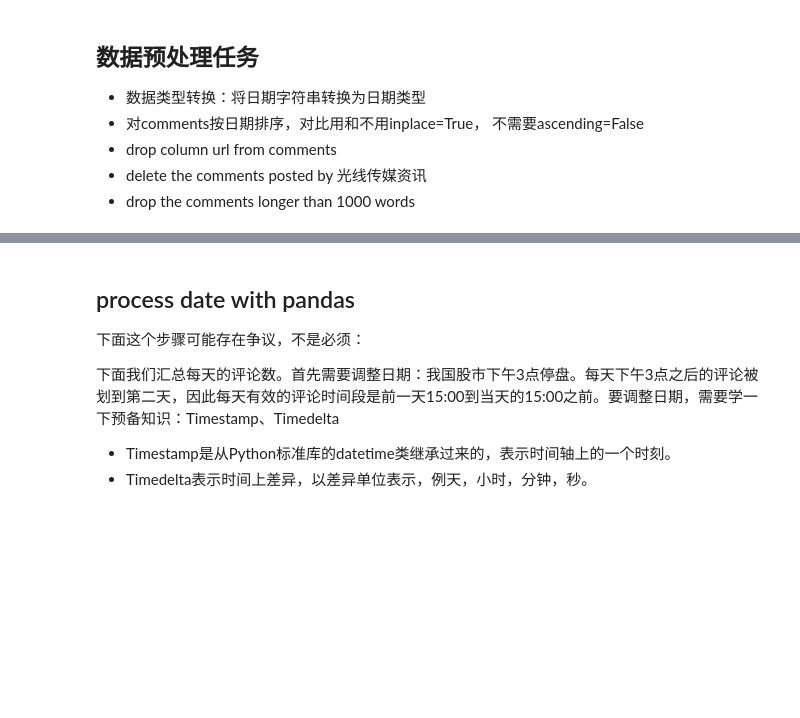
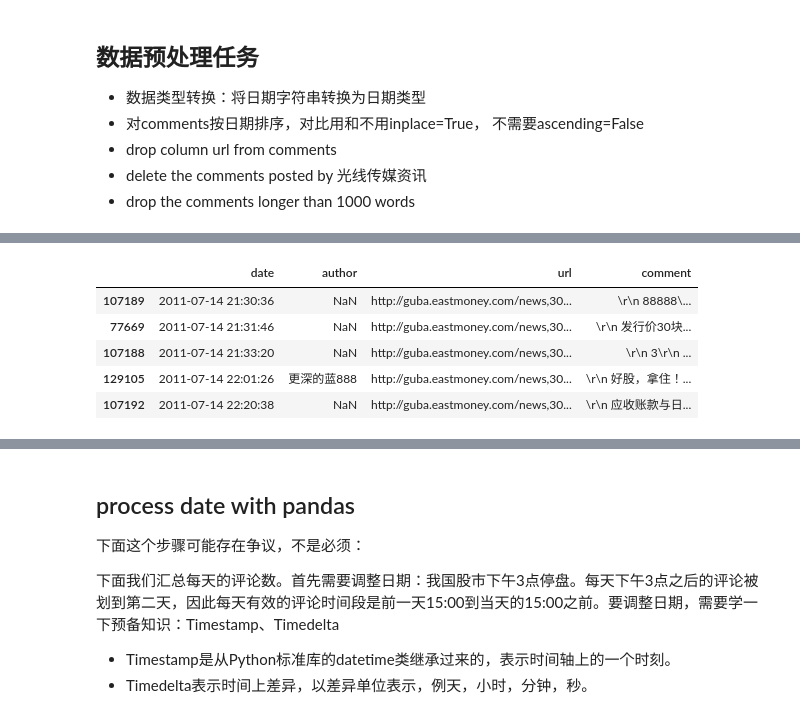
Before and after one commit to haichaozheng/my-app-2026, a Jupyter notebook: data-analysis/weeks/week06/numpy_pandas_plt.ipynb, the cells around one changed output, grey strips where cells are left out. Cells and saved outputs as stored; diff of their text form; code cells hidden in the pictures; blank space fills up the shorter version.

```diff
--- a/data-analysis/weeks/week06/numpy_pandas_plt.ipynb
+++ b/data-analysis/weeks/week06/numpy_pandas_plt.ipynb
@@ -318,3 +481,12 @@ comments.head()                             # 已按日期升序（默认 ascend
+# %%
+comments.head()
+# %% [output]
+|  | date | author | url | comment |
+| 107189 | 2011-07-14 21:30:36 | NaN | http://guba.eastmoney.com/news,30... | \r\n 88888\... |
+| 77669 | 2011-07-14 21:31:46 | NaN | http://guba.eastmoney.com/news,30... | \r\n 发行价30块... |
+| 107188 | 2011-07-14 21:33:20 | NaN | http://guba.eastmoney.com/news,30... | \r\n 3\r\n ... |
+| 129105 | 2011-07-14 22:01:26 | 更深的蓝888 | http://guba.eastmoney.com/news,30... | \r\n 好股，拿住！... |
+| 107192 | 2011-07-14 22:20:38 | NaN | http://guba.eastmoney.com/news,30... | \r\n 应收账款与日... |
 # %%
 comments.sort_values("date", inplace=True)   # 用 inplace：原地修改，返回 None，不能再赋值回去
 comments.head()
```
Also changed, not shown: parts of 62 cells of this notebook, 41 other files.
